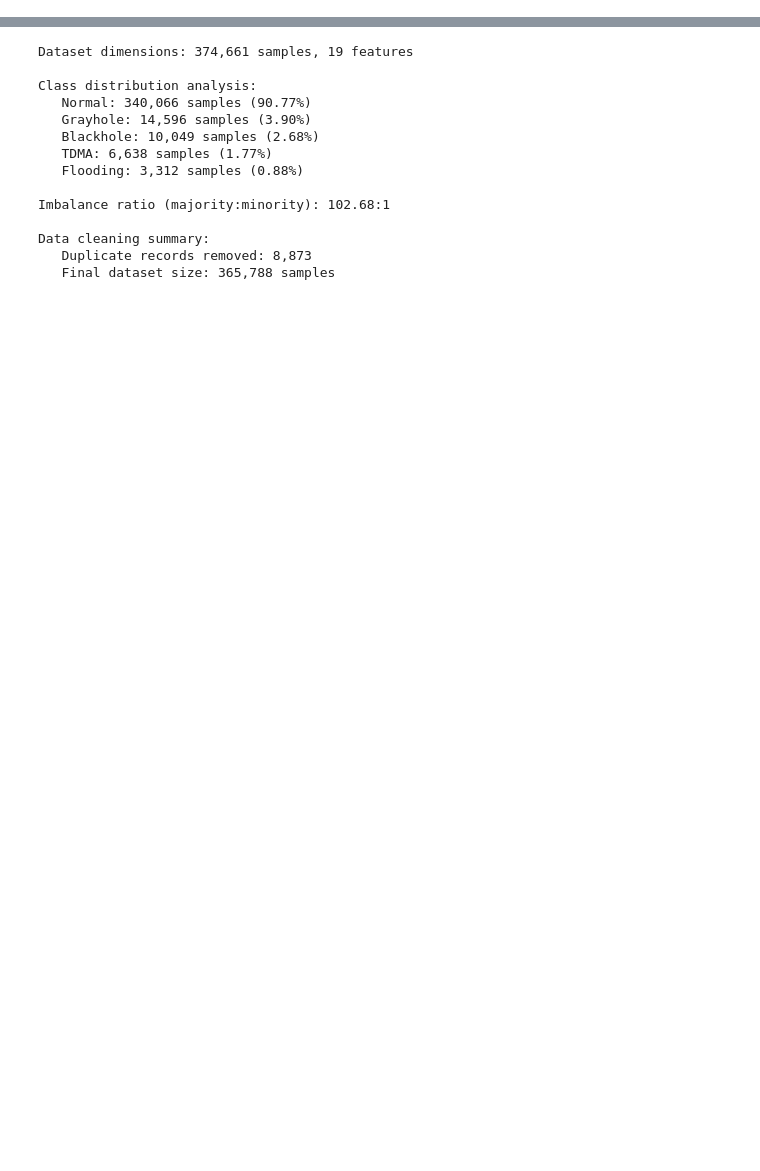
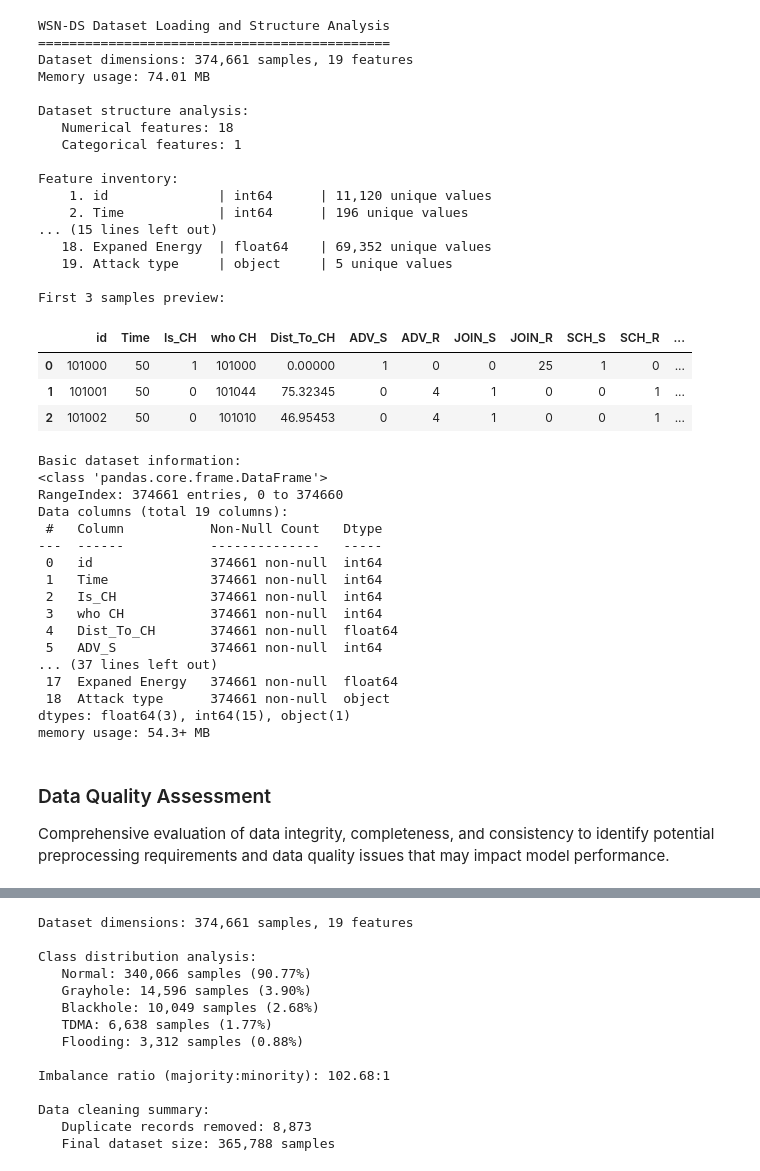
Before and after one commit to gilangbbe/WSN-DS-exploratory, a Jupyter notebook: WSN_ML_Modeling.ipynb, the cells around one changed output, grey strips where cells are left out. Saved outputs shown, nothing was run; the diff lists cells and outputs as text; code cells hidden in the pictures; blank space fills up the shorter version.

```diff
--- a/WSN_ML_Modeling.ipynb
+++ b/WSN_ML_Modeling.ipynb
@@ -160,0 +214,70 @@ print("✓ Clean output mode activated")
+# %%
+# Initial Data Loading and Structure Assessment
+print("WSN-DS Dataset Loading and Structure Analysis")
+print("=" * 45)
+
+# Load the WSN-DS dataset
+df = pd.read_csv('data/WSN-DS.csv')
+df.columns = df.columns.str.strip()
+
+print(f"Dataset dimensions: {df.shape[0]:,} samples, {df.shape[1]} features")
+print(f"Memory usage: {df.memory_usage(deep=True).sum() / 1024**2:.2f} MB")
+
+print(f"\nDataset structure analysis:")
+print(f"   Numerical features: {len(df.select_dtypes(include=[np.number]).columns)}")
+print(f"   Categorical features: {len(df.select_dtypes(include=['object']).columns)}")
+
+print(f"\nFeature inventory:")
+for i, col in enumerate(df.columns, 1):
+    dtype = df[col].dtype
+    unique_vals = df[col].nunique()
+    print(f"   {i:2d}. {col:<15} | {str(dtype):<10} | {unique_vals:,} unique values")
+
+print(f"\nFirst 3 samples preview:")
+display(df.head(3))
+
+print(f"\nBasic dataset information:")
+df.info()
+# %% [output]
+WSN-DS Dataset Loading and Structure Analysis
+=============================================
+Dataset dimensions: 374,661 samples, 19 features
+Memory usage: 74.01 MB
+
+Dataset structure analysis:
+   Numerical features: 18
+   Categorical features: 1
+
+Feature inventory:
+    1. id              | int64      | 11,120 unique values
+    2. Time            | int64      | 196 unique values
+... (15 lines left out)
+   18. Expaned Energy  | float64    | 69,352 unique values
+   19. Attack type     | object     | 5 unique values
+
+First 3 samples preview:
+|  | id | Time | Is_CH | who CH | Dist_To_CH | ADV_S | ADV_R | JOIN_S | JOIN_R | SCH_S | SCH_R | ... |
+| 0 | 101000 | 50 | 1 | 101000 | 0.00000 | 1 | 0 | 0 | 25 | 1 | 0 | ... |
+| 1 | 101001 | 50 | 0 | 101044 | 75.32345 | 0 | 4 | 1 | 0 | 0 | 1 | ... |
+| 2 | 101002 | 50 | 0 | 101010 | 46.95453 | 0 | 4 | 1 | 0 | 0 | 1 | ... |
+Basic dataset information:
+<class 'pandas.core.frame.DataFrame'>
+RangeIndex: 374661 entries, 0 to 374660
+Data columns (total 19 columns):
+ #   Column           Non-Null Count   Dtype
+---  ------           --------------   -----
+ 0   id               374661 non-null  int64
+ 1   Time             374661 non-null  int64
+ 2   Is_CH            374661 non-null  int64
+ 3   who CH           374661 non-null  int64
+ 4   Dist_To_CH       374661 non-null  float64
+ 5   ADV_S            374661 non-null  int64
+... (37 lines left out)
+ 17  Expaned Energy   374661 non-null  float64
+ 18  Attack type      374661 non-null  object
+dtypes: float64(3), int64(15), object(1)
+memory usage: 54.3+ MB
+# %% [markdown]
+### Data Quality Assessment
+
+Comprehensive evaluation of data integrity, completeness, and consistency to identify potential preprocessing requirements and data quality issues that may impact model performance.
```
Also changed, not shown: parts of 27 cells of this notebook.
